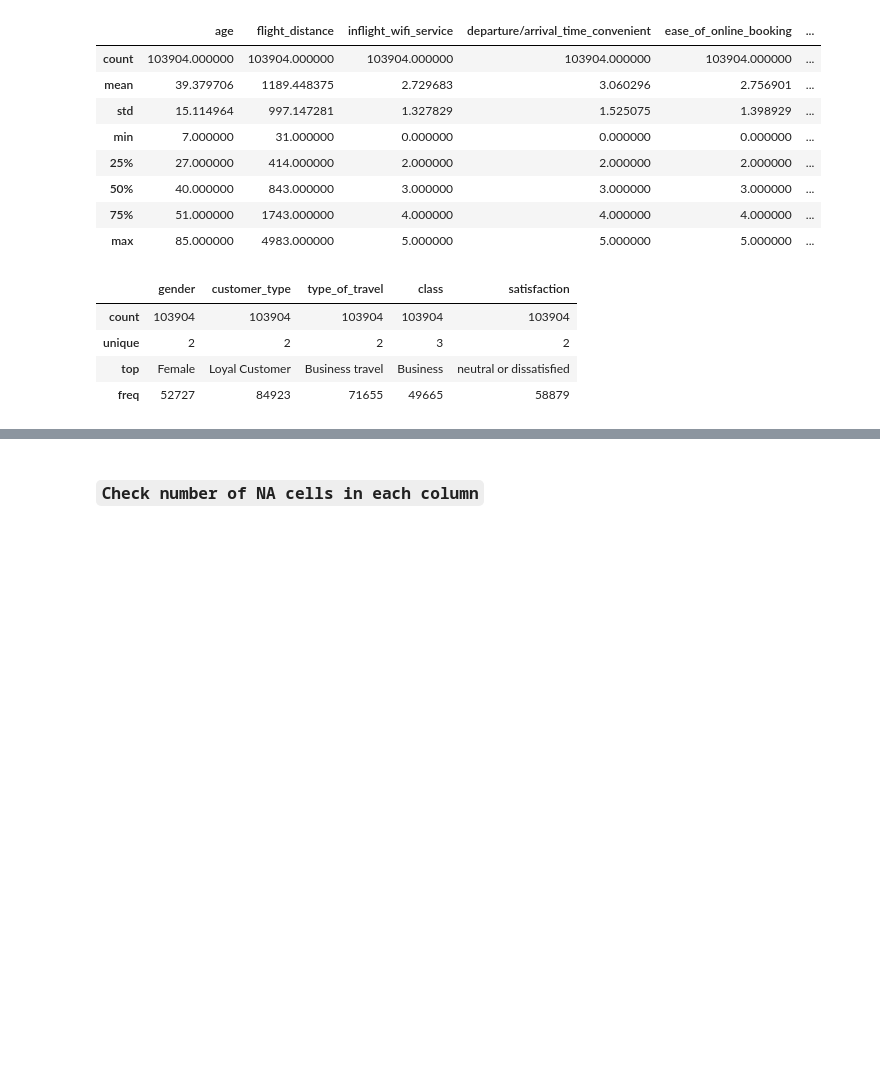
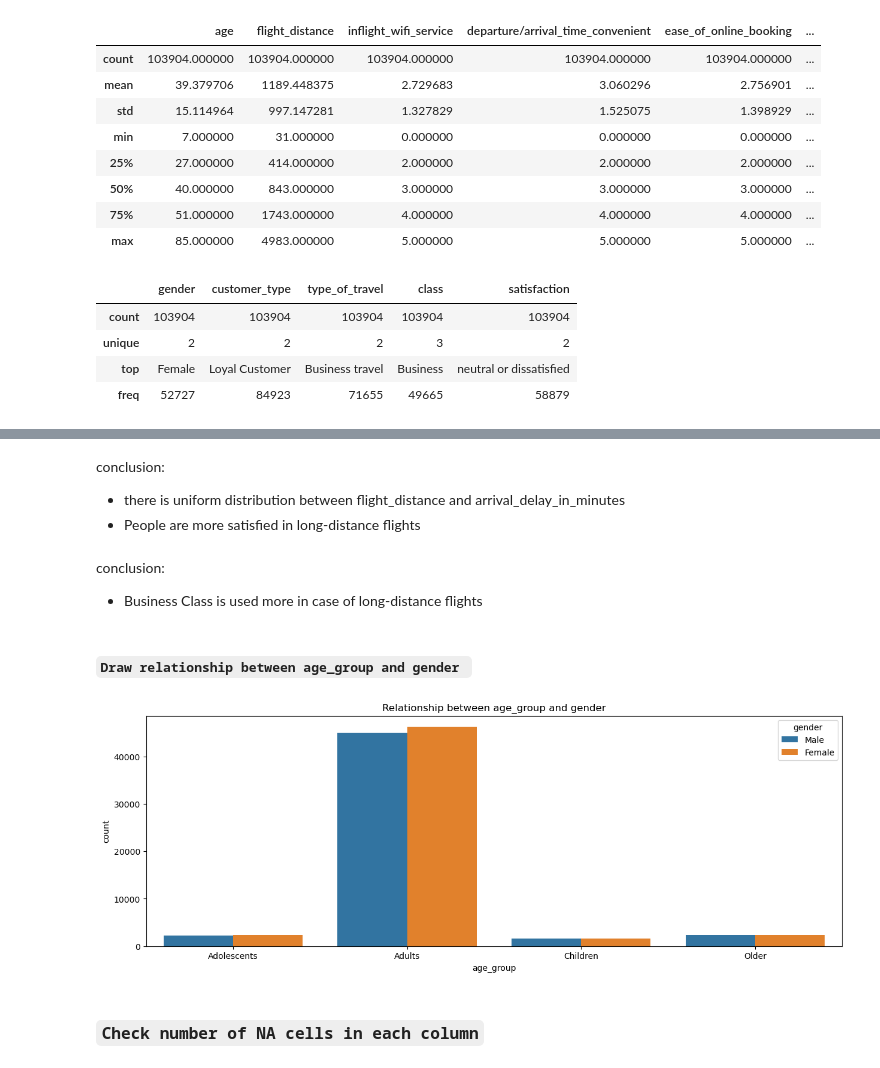
Before and after one commit to aahmedsherif/AirlinePassengerSatisfaction, a Jupyter notebook: script.ipynb, the cells around one changed output, grey strips where cells are left out. Cells and saved outputs as stored; diff of their text form; code cells hidden in the pictures; blank space fills up the shorter version.

```diff
--- a/script.ipynb
+++ b/script.ipynb
@@ -89,3 +173,19 @@ df.describe(include=['O'])
+# %% [markdown]
+conclusion:
+- there is uniform distribution between flight_distance and arrival_delay_in_minutes
+- People are more satisfied in long-distance flights
+# %% [markdown]
+conclusion:
+- Business Class is used more in case of long-distance flights
+# %% [markdown]
+#### `Draw relationship between age_group and gender `
+# %%
+plt.figure(figsize=(15,5))
+sns.countplot(data=df, x='age_group', hue='gender')
+plt.title('Relationship between age_group and gender')
+plt.show()
+# %% [output]
+[figure, added]
 # %% [markdown]
 ### `Check number of NA cells in each column`
 # %%
```
Also changed, not shown: parts of 31 cells of this notebook.
